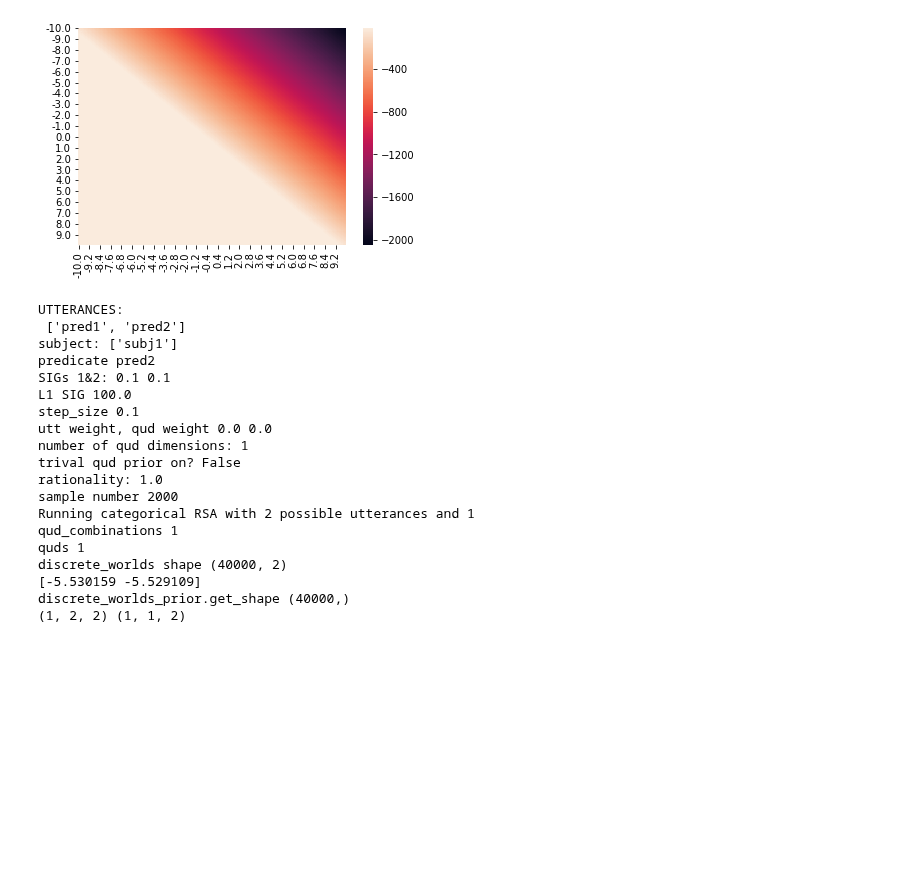
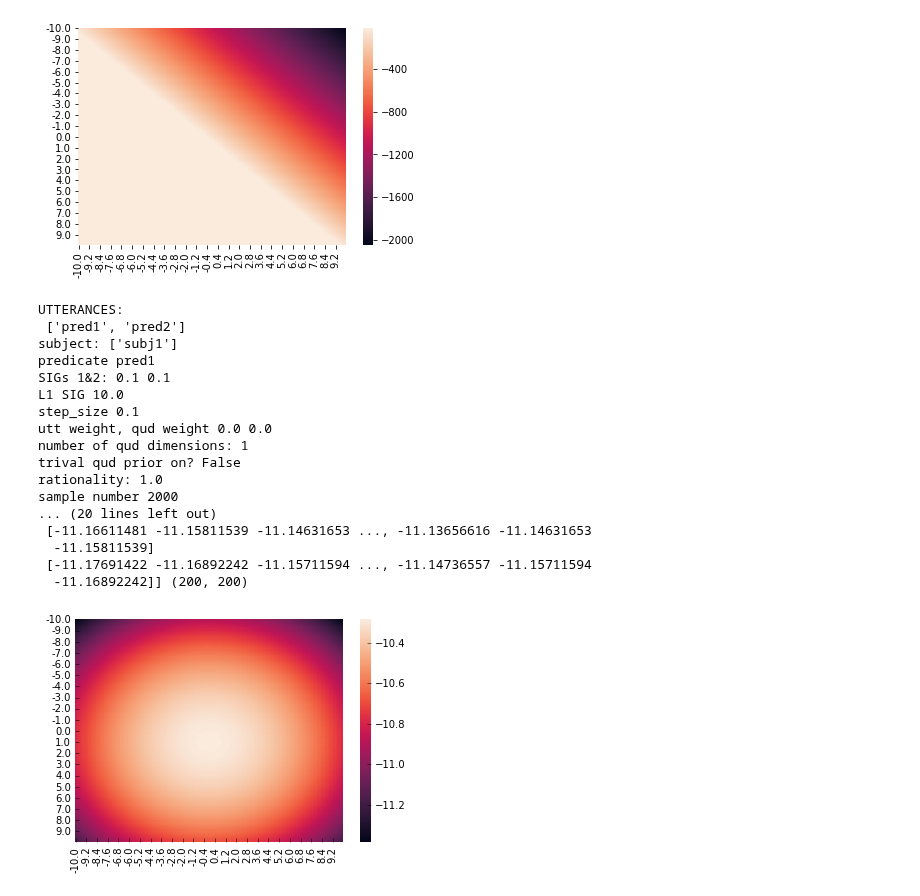
Before and after one commit to reubenharry/Distributional-RSA, a Jupyter notebook: heatmaps.ipynb, the cells around one changed output. Drawn from its saved outputs; the diff is of its cells as text; code cells hidden in the pictures; blank space fills up the shorter version.

```diff
--- a/heatmaps.ipynb
+++ b/heatmaps.ipynb
@@ -62,24 +63,23 @@ sample number 2000
     -49.85862732   -59.85866547]] (200, 200)
 [figure]
 # %%
-titrate(size=100,amount=0.1,l1_sig1=100.0,quds=['qud2'],pred='pred2',only_trivial=False)
+titrate(size=100,amount=0.1,l1_sig1=10.0,quds=['qud2'],pred='pred1',only_trivial=True)
 # %% [output]
 UTTERANCES:
  ['pred1', 'pred2']
 subject: ['subj1']
-predicate pred2
+predicate pred1
 SIGs 1&2: 0.1 0.1
-L1 SIG 100.0
+L1 SIG 10.0
 step_size 0.1
 utt weight, qud weight 0.0 0.0
 number of qud dimensions: 1
 trival qud prior on? False
 rationality: 1.0
 sample number 2000
-Running categorical RSA with 2 possible utterances and 1
-qud_combinations 1
-quds 1
-discrete_worlds shape (40000, 2)
-[-5.530159 -5.529109]
-discrete_worlds_prior.get_shape (40000,)
-(1, 2, 2) (1, 1, 2)
+... (20 lines left out)
+ [-11.16611481 -11.15811539 -11.14631653 ..., -11.13656616 -11.14631653
+  -11.15811539]
+ [-11.17691422 -11.16892242 -11.15711594 ..., -11.14736557 -11.15711594
+  -11.16892242]] (200, 200)
+[figure, added]
```
Also changed, not shown: parts of 2 cells of this notebook, 6 other files.
